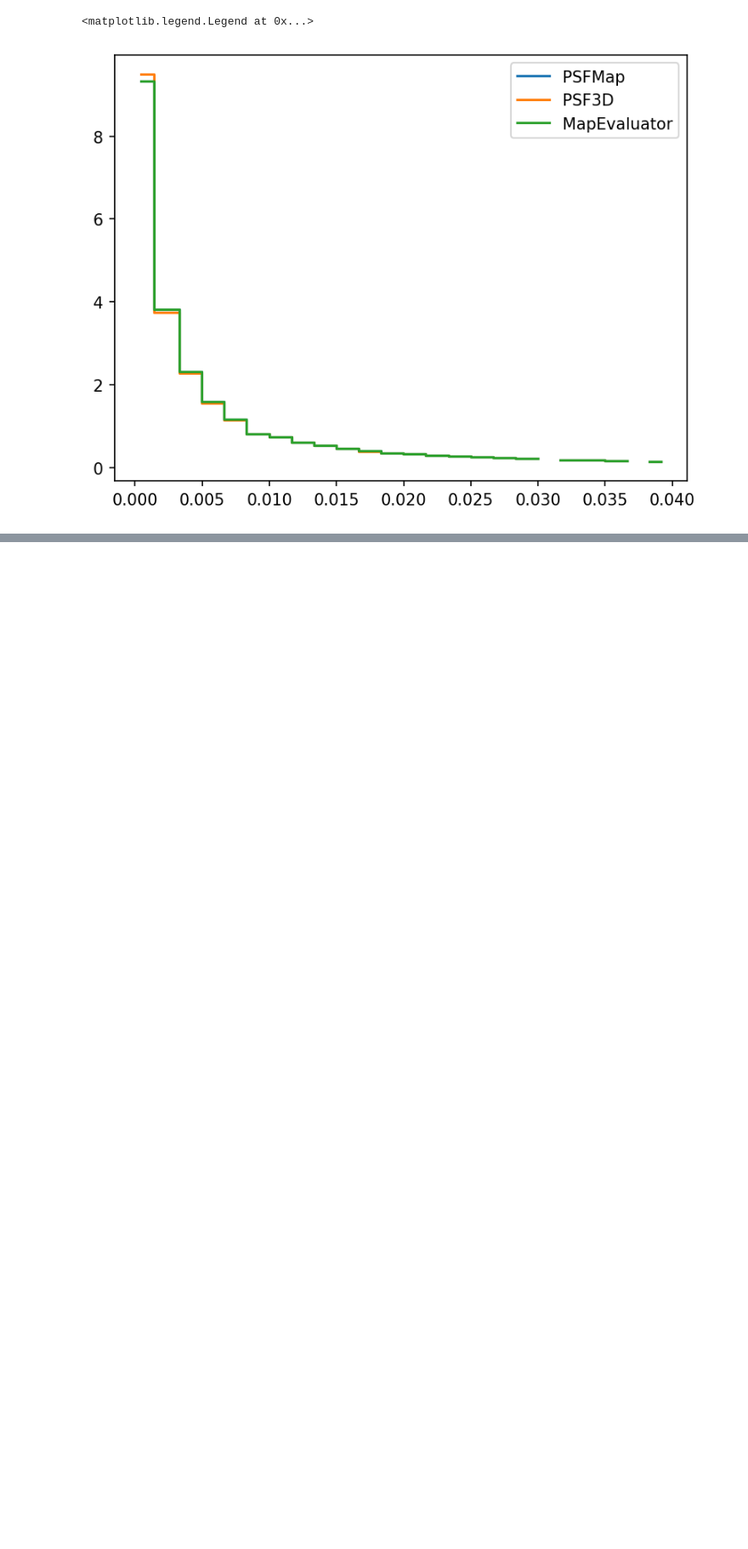
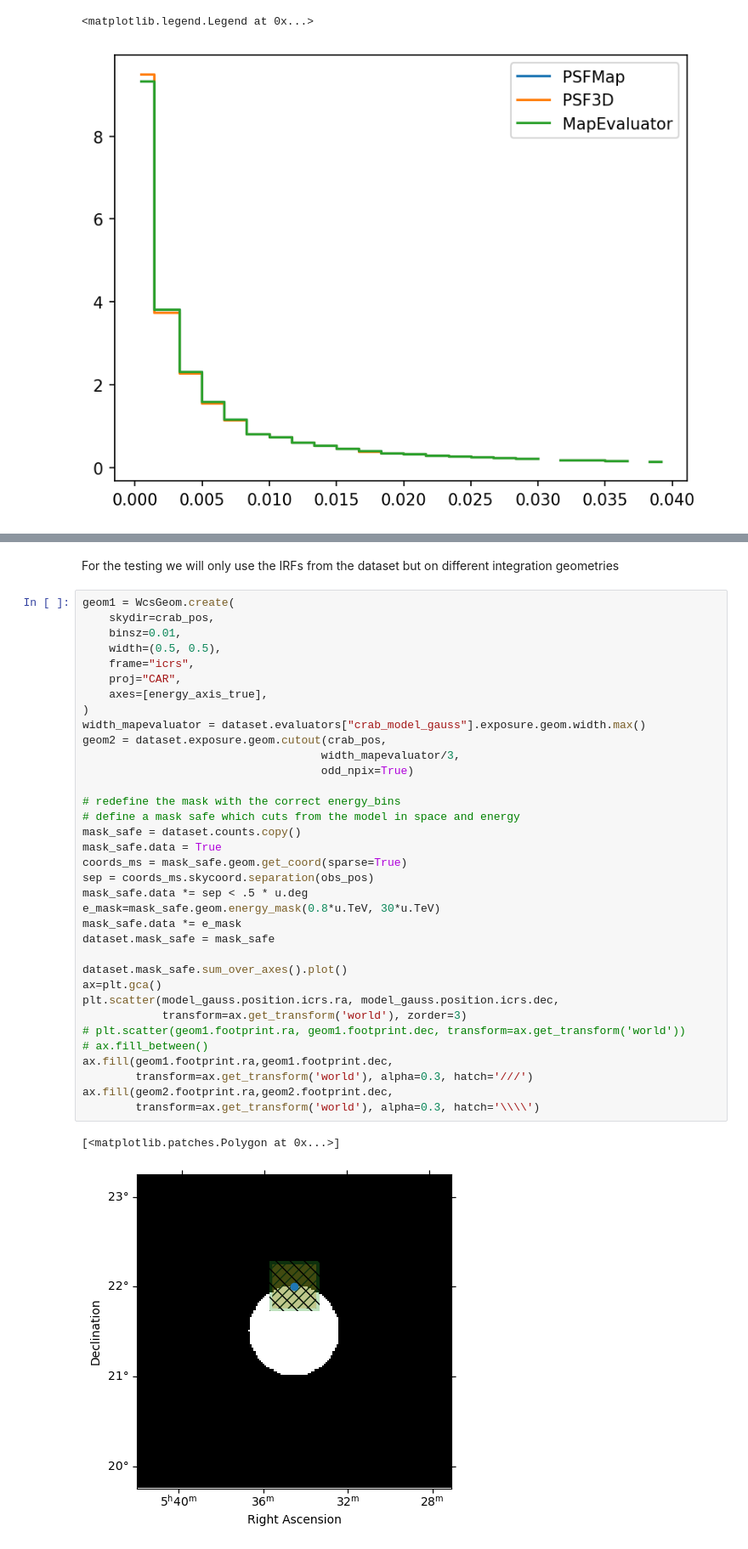
Before and after one commit to gammapy/gammapy-unbinned-analysis, a Jupyter notebook: Tims_UnbinnedDataset/example_acceptance.ipynb, the cells around one changed output, grey strips where cells are left out. Shown at 85% size. Saved outputs shown, nothing was run; the diff lists cells and outputs as text; blank space fills up the shorter version.

```diff
--- a/Tims_UnbinnedDataset/example_acceptance.ipynb
+++ b/Tims_UnbinnedDataset/example_acceptance.ipynb
@@ -711,0 +840,40 @@ acceptance=make_acceptance(mask_safe, obs1.edisp, obs1.psf, model_gauss.position
+# %% [markdown]
+For the testing we will only use the IRFs from the dataset but on different integration geometries
+# %%
+geom1 = WcsGeom.create(
+    skydir=crab_pos,
+    binsz=0.01,
+    width=(0.5, 0.5),
+    frame="icrs",
+    proj="CAR",
+    axes=[energy_axis_true],
+)
+width_mapevaluator = dataset.evaluators["crab_model_gauss"].exposure.geom.width.max()
+geom2 = dataset.exposure.geom.cutout(crab_pos,
+                                    width_mapevaluator/3,
+                                    odd_npix=True)
+
+# redefine the mask with the correct energy_bins
+# define a mask safe which cuts from the model in space and energy
+mask_safe = dataset.counts.copy()
+mask_safe.data = True
+coords_ms = mask_safe.geom.get_coord(sparse=True)
+sep = coords_ms.skycoord.separation(obs_pos)
+mask_safe.data *= sep < .5 * u.deg
+e_mask=mask_safe.geom.energy_mask(0.8*u.TeV, 30*u.TeV)
+mask_safe.data *= e_mask
+dataset.mask_safe = mask_safe
+
+dataset.mask_safe.sum_over_axes().plot()
+ax=plt.gca()
+plt.scatter(model_gauss.position.icrs.ra, model_gauss.position.icrs.dec,
+            transform=ax.get_transform('world'), zorder=3)
+# plt.scatter(geom1.footprint.ra, geom1.footprint.dec, transform=ax.get_transform('world'))
+# ax.fill_between()
+ax.fill(geom1.footprint.ra,geom1.footprint.dec,
+        transform=ax.get_transform('world'), alpha=0.3, hatch='///')
+ax.fill(geom2.footprint.ra,geom2.footprint.dec,
+        transform=ax.get_transform('world'), alpha=0.3, hatch='\\\\')
+# %% [output]
+[<matplotlib.patches.Polygon at 0x...>]
+[figure, added]
```
Also changed, not shown: parts of 24 cells of this notebook, 1 other file.
